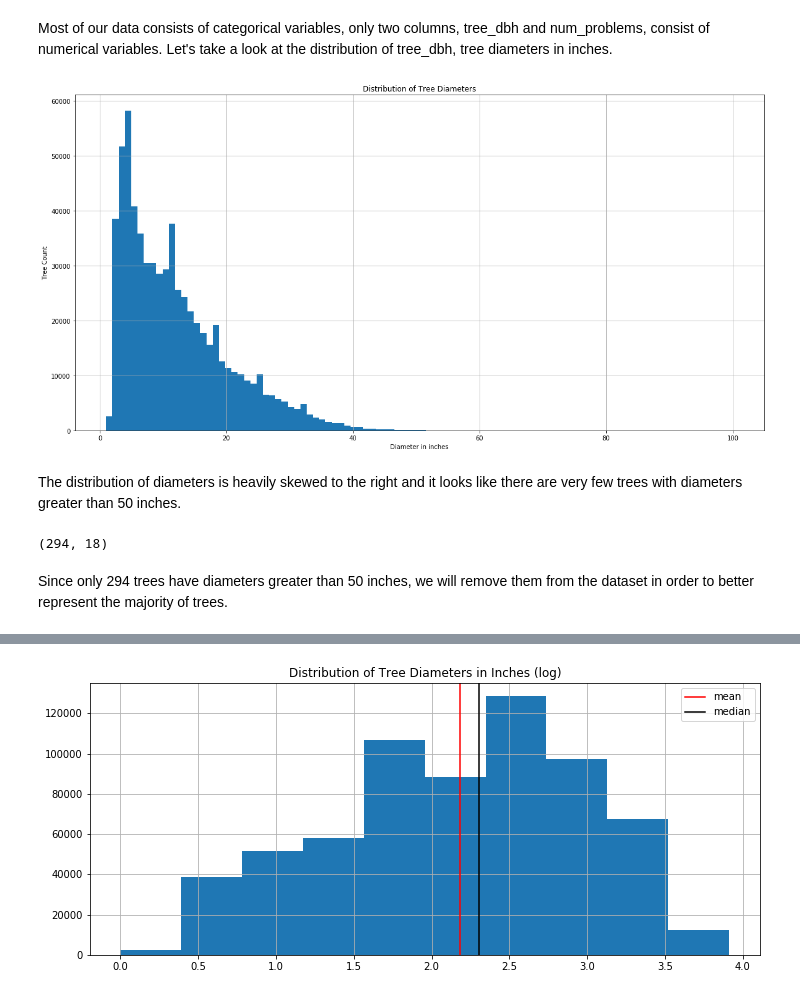
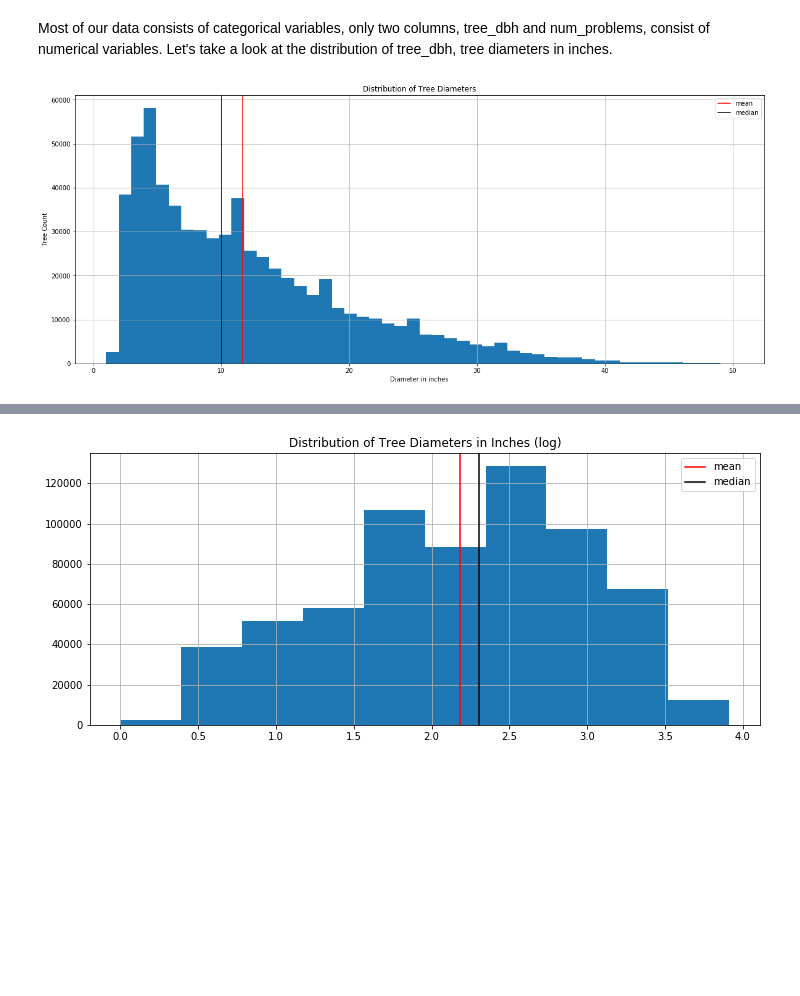
Before and after one commit to annasophiat/tree-health-census, a Jupyter notebook: tree_census_statistical_analysis.ipynb, the cells around one changed output, grey strips where cells are left out. Drawn from its saved outputs; the diff is of its cells as text; code cells hidden in the pictures; blank space fills up the shorter version.

```diff
--- a/tree_census_statistical_analysis.ipynb
+++ b/tree_census_statistical_analysis.ipynb
@@ -85,19 +85,14 @@ tree.head(10)
 # %% [markdown]
 Most of our data consists of categorical variables, only two columns, tree_dbh and num_problems, consist of numerical variables. Let's take a look at the distribution of tree_dbh, tree diameters in inches.
 # %%
-plt.figure(figsize=(20, 10))
-tree.tree_dbh.hist(bins=100)
+plt.figure(figsize=(20, 8))
+tree.tree_dbh.hist(bins=50)
 plt.xlabel('Diameter in inches')
 plt.ylabel('Tree Count')
 plt.title('Distribution of Tree Diameters')
+plt.axvline(np.mean(tree.tree_dbh), color='r', label='mean')
+plt.axvline(np.median(tree.tree_dbh), color='k', label='median')
+plt.legend()
 plt.show()
 # %% [output]
-[figure, old version]
+[figure, new version]
-# %% [markdown]
-The distribution of diameters is heavily skewed to the right and it looks like there are very few trees with diameters greater than 50 inches.
-# %%
-tree[tree.tree_dbh > 50].shape # number of trees with diameters greater than 50 inches
-# %% [output]
-(294, 18)
-# %% [markdown]
-Since only 294 trees have diameters greater than 50 inches, we will remove them from the dataset in order to better represent the majority of trees.
```
Also changed, not shown: parts of 38 cells of this notebook, 1 other file.
